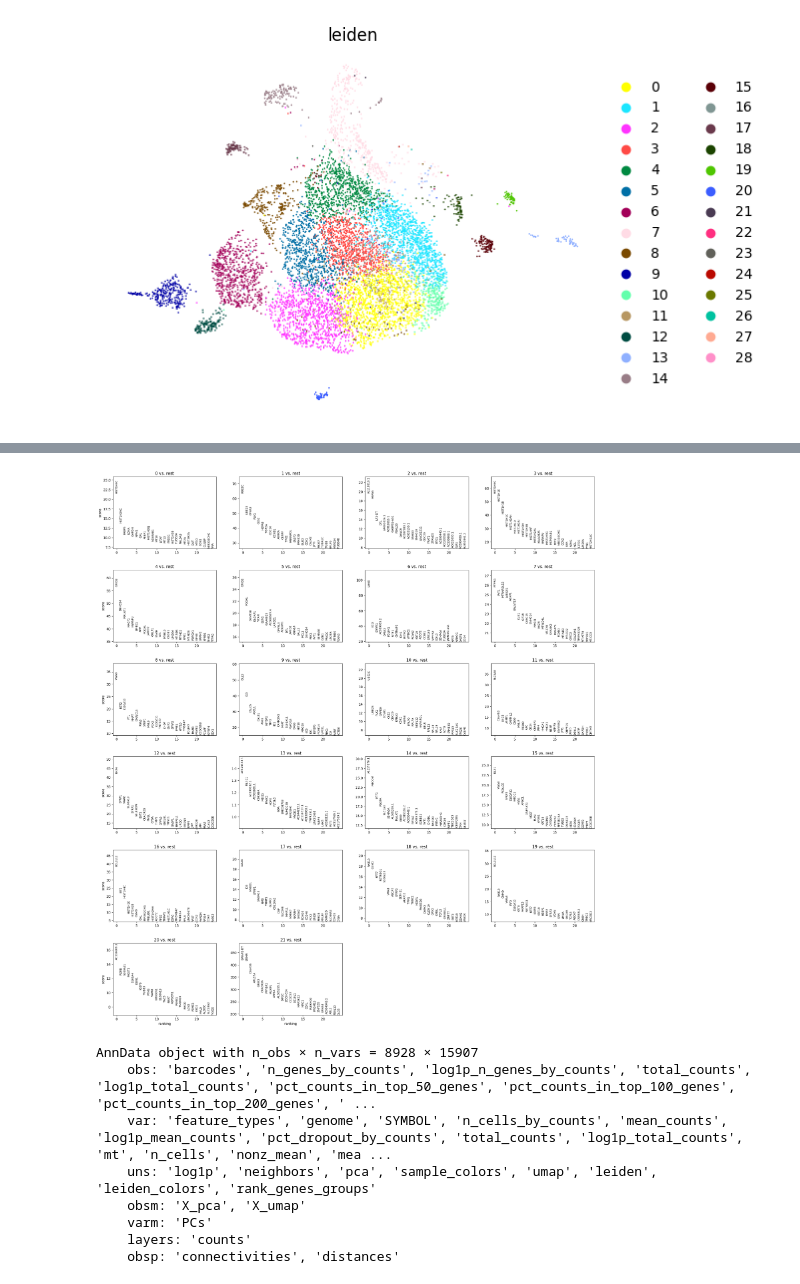
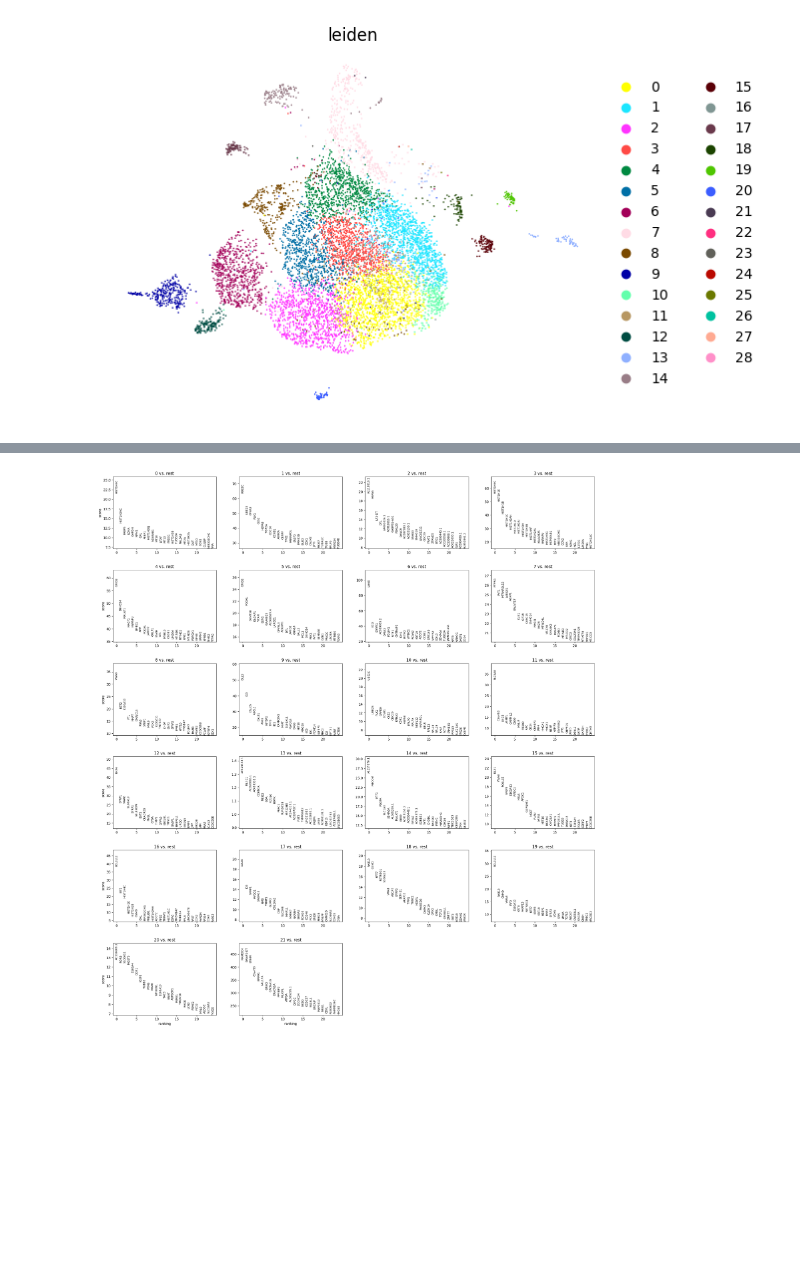
Before and after one commit to vitkl/cell2state_tf_activation, a Jupyter notebook: scripts/Kevin/20230127_crispra_scrna_exploration.ipynb, the cells around one changed output, grey strips where cells are left out. Saved outputs shown, nothing was run; the diff lists cells and outputs as text; code cells hidden in the pictures; blank space fills up the shorter version.

```diff
--- a/scripts/Kevin/20230127_crispra_scrna_exploration.ipynb
+++ b/scripts/Kevin/20230127_crispra_scrna_exploration.ipynb
@@ -179,25 +150,18 @@ sc.pl.umap(adata_pertubed, color=expected_tf,
 # %%
-#create log1p and save to adata_pertubed base layer
+#log base lazer to none
 adata_pertubed.uns['log1p']["base"] = None
 #excluding leiden clusters with only 1 cell based on adata obs
 adata_filter_leiden=adata_pertubed.obs['leiden'].value_counts()[adata_pertubed.obs['leiden'].value_counts() > 1].index.tolist()
 #filter adata_pertubed to only include leiden clusters with ffmore than 1 cell
-adata_filter_leiden = adata_pertubed[adata_pertubed.obs['leiden'].isin(adata_filter_leiden)]
+adata_filter_leiden = adata_pertubed[adata_pertubed.obs['leiden'].isin(adata_filter_leiden)].copy()
 #filter out guides from gene list in adata var which do not start with ENSG
 adata_filter_leiden = adata_filter_leiden[:, adata_filter_leiden.var_names.str.startswith('ENSG')]
-
-sc.tl.rank_genes_groups(adata_filter_leiden, 'leiden', method='t-test')
-sc.pl.rank_genes_groups(adata_filter_leiden, n_genes=25, sharey=False, gene_symbols='SYMBOL')
-# %% [output]
-[figure, removed]
-# %%
-adata_filter_leiden
-# %% [output]
-AnnData object with n_obs × n_vars = 8928 × 15907
-    obs: 'barcodes', 'n_genes_by_counts', 'log1p_n_genes_by_counts', 'total_counts', 'log1p_total_counts', 'pct_counts_in_top_50_genes', 'pct_counts_in_top_100_genes', 'pct_counts_in_top_200_genes', ' ...
-    var: 'feature_types', 'genome', 'SYMBOL', 'n_cells_by_counts', 'mean_counts', 'log1p_mean_counts', 'pct_dropout_by_counts', 'total_counts', 'log1p_total_counts', 'mt', 'n_cells', 'nonz_mean', 'mea ...
-    uns: 'log1p', 'neighbors', 'pca', 'sample_colors', 'umap', 'leiden', 'leiden_colors', 'rank_genes_groups'
-    obsm: 'X_pca', 'X_umap'
-    varm: 'PCs'
-    layers: 'counts'
-    obsp: 'connectivities', 'distances'
+# %%
+#log p transform counts
+adata_filter_leiden.layers['log1p'] = np.log1p(adata_filter_leiden.layers['counts'])
+# %%
+#ranked genes based on clustering on layer log1p
+sc.tl.rank_genes_groups(adata_filter_leiden, 'leiden', method='t-test', layer='log1p')
+sc.pl.rank_genes_groups(adata_filter_leiden, n_genes=25, sharey=False, gene_symbols='SYMBOL')
+# %% [output]
+[figure, added]
```
Also changed, not shown: parts of 12 cells of this notebook.
